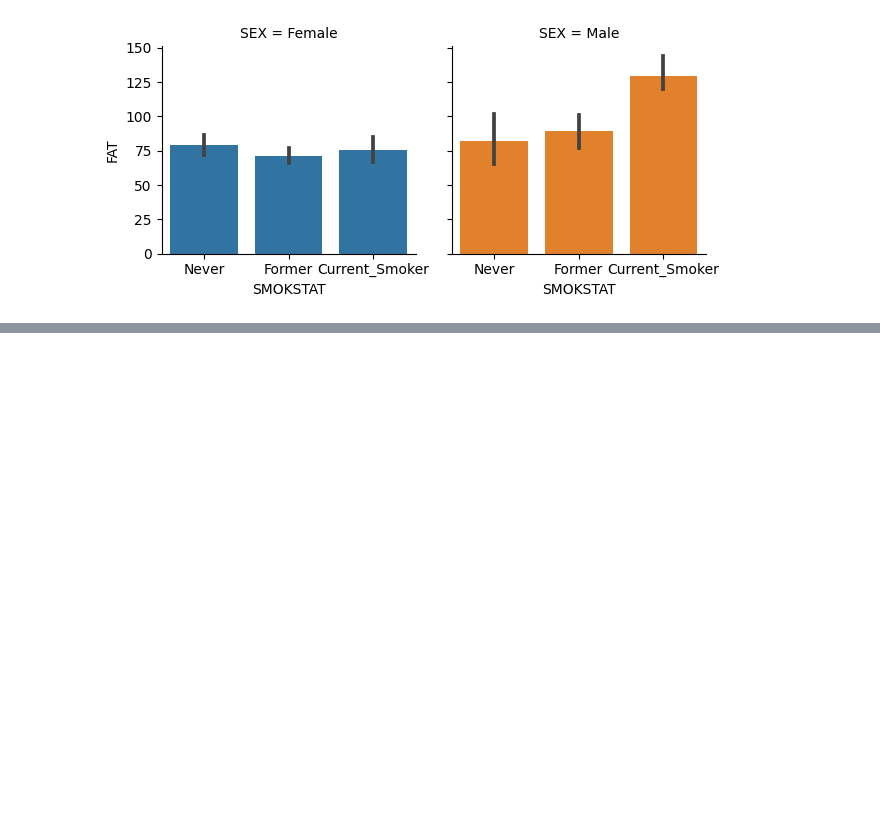
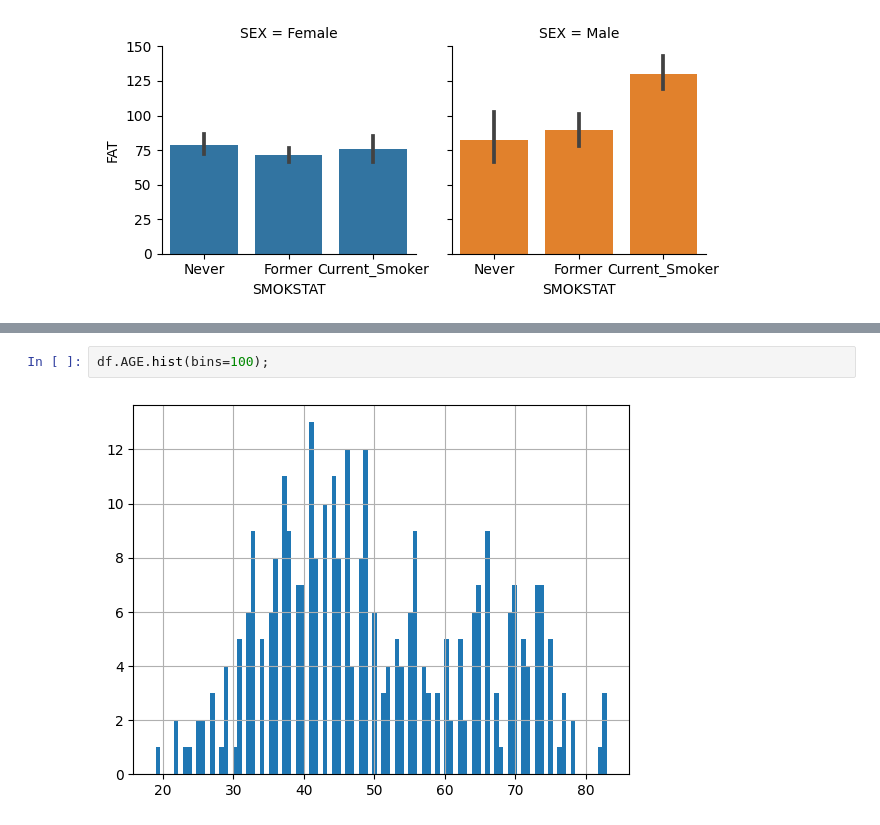
Before and after one commit to RomanD83/pbc, a Jupyter notebook: Determinants.ipynb, the cells around one changed output, grey strips where cells are left out. Drawn from its saved outputs; the diff is of its cells as text; blank space fills up the shorter version.

```diff
--- a/Determinants.ipynb
+++ b/Determinants.ipynb
@@ -139,0 +199,4 @@ g.map(sns.barplot, "SMOKSTAT", "FAT");
+# %%
+df.AGE.hist(bins=100);
+# %% [output]
+[figure, added]
```
Also changed, not shown: parts of 31 cells of this notebook.
